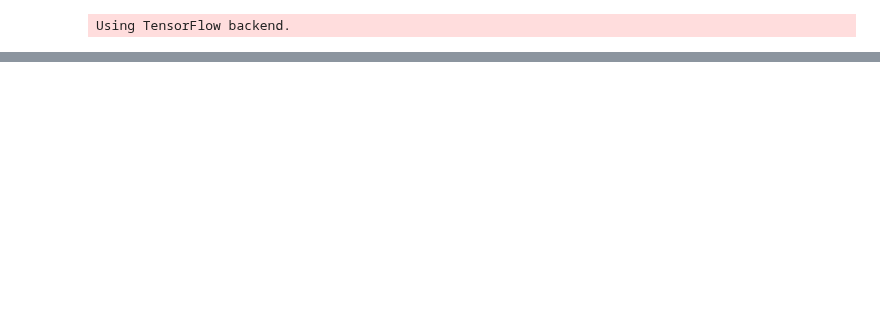
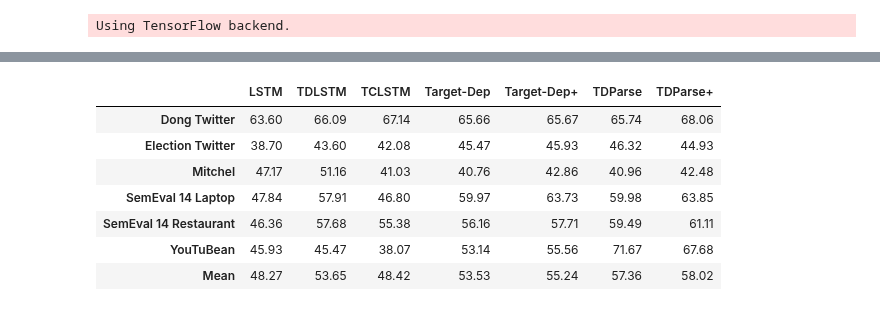
Before and after one commit to apmoore1/Bella, a Jupyter notebook: notebooks/Mass Evaluation Result Analysis.ipynb, the cells around one changed output, grey strips where cells are left out. Drawn from its saved outputs; the diff is of its cells as text; code cells hidden in the pictures; blank space fills up the shorter version.

```diff
--- a/notebooks/Mass Evaluation Result Analysis.ipynb
+++ b/notebooks/Mass Evaluation Result Analysis.ipynb
@@ -171,0 +62,13 @@ pd.concat((acc_results, lstm_acc_results), 1).round(2)
+# %%
+f1_results = evaluation.evaluate_models(f1_score, dataset_test, all_results,
+                                        dataframe=True, average='macro')
+(f1_results * 100).round(2)
+# %% [output]
+|  | LSTM | TDLSTM | TCLSTM | Target-Dep | Target-Dep+ | TDParse | TDParse+ |
+| Dong Twitter | 63.60 | 66.09 | 67.14 | 65.66 | 65.67 | 65.74 | 68.06 |
+| Election Twitter | 38.70 | 43.60 | 42.08 | 45.47 | 45.93 | 46.32 | 44.93 |
+| Mitchel | 47.17 | 51.16 | 41.03 | 40.76 | 42.86 | 40.96 | 42.48 |
+| SemEval 14 Laptop | 47.84 | 57.91 | 46.80 | 59.97 | 63.73 | 59.98 | 63.85 |
+| SemEval 14 Restaurant | 46.36 | 57.68 | 55.38 | 56.16 | 57.71 | 59.49 | 61.11 |
+| YouTuBean | 45.93 | 45.47 | 38.07 | 53.14 | 55.56 | 71.67 | 67.68 |
+| Mean | 48.27 | 53.65 | 48.42 | 53.53 | 55.24 | 57.36 | 58.02 |
```
Also changed, not shown: parts of 22 cells of this notebook, 8 other files.
